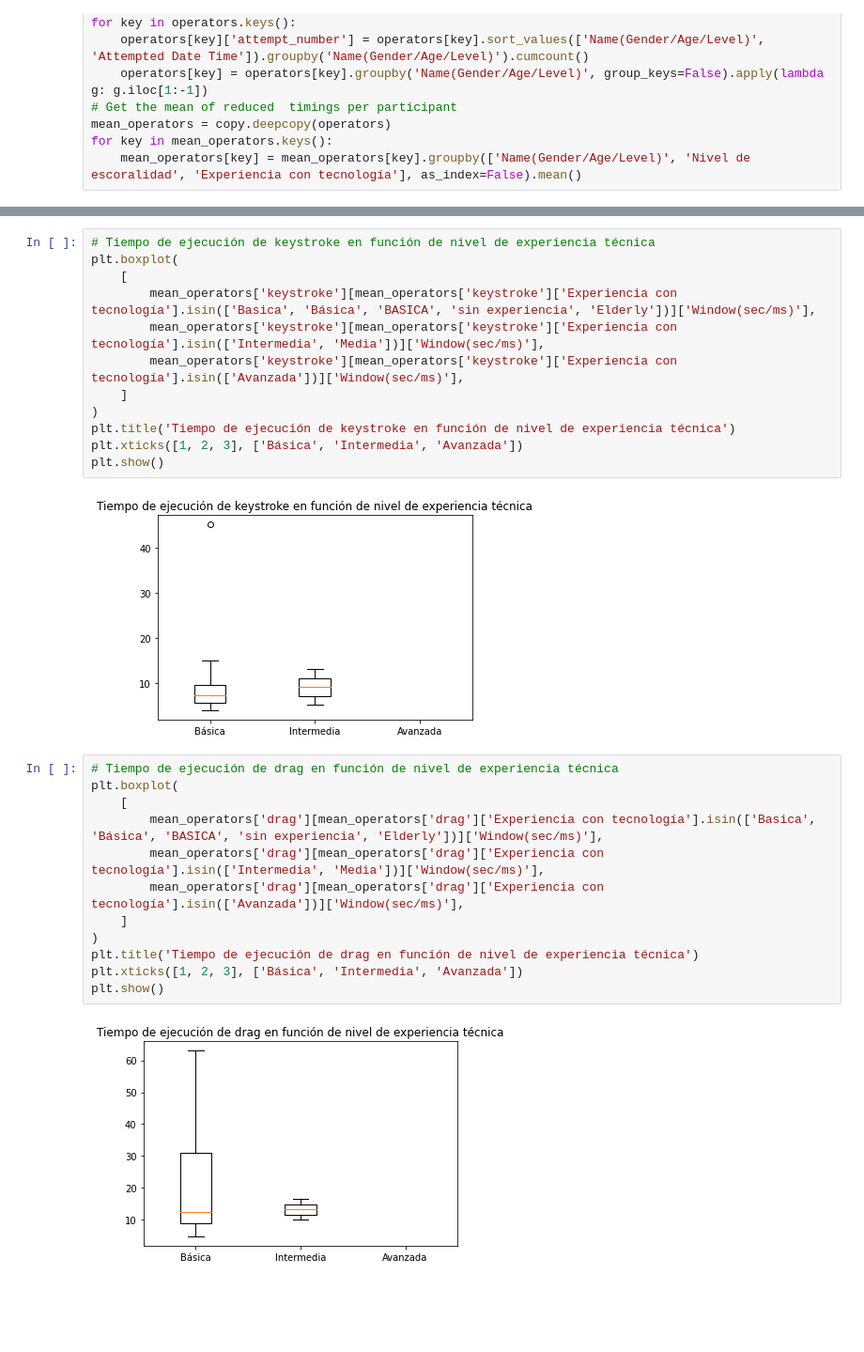
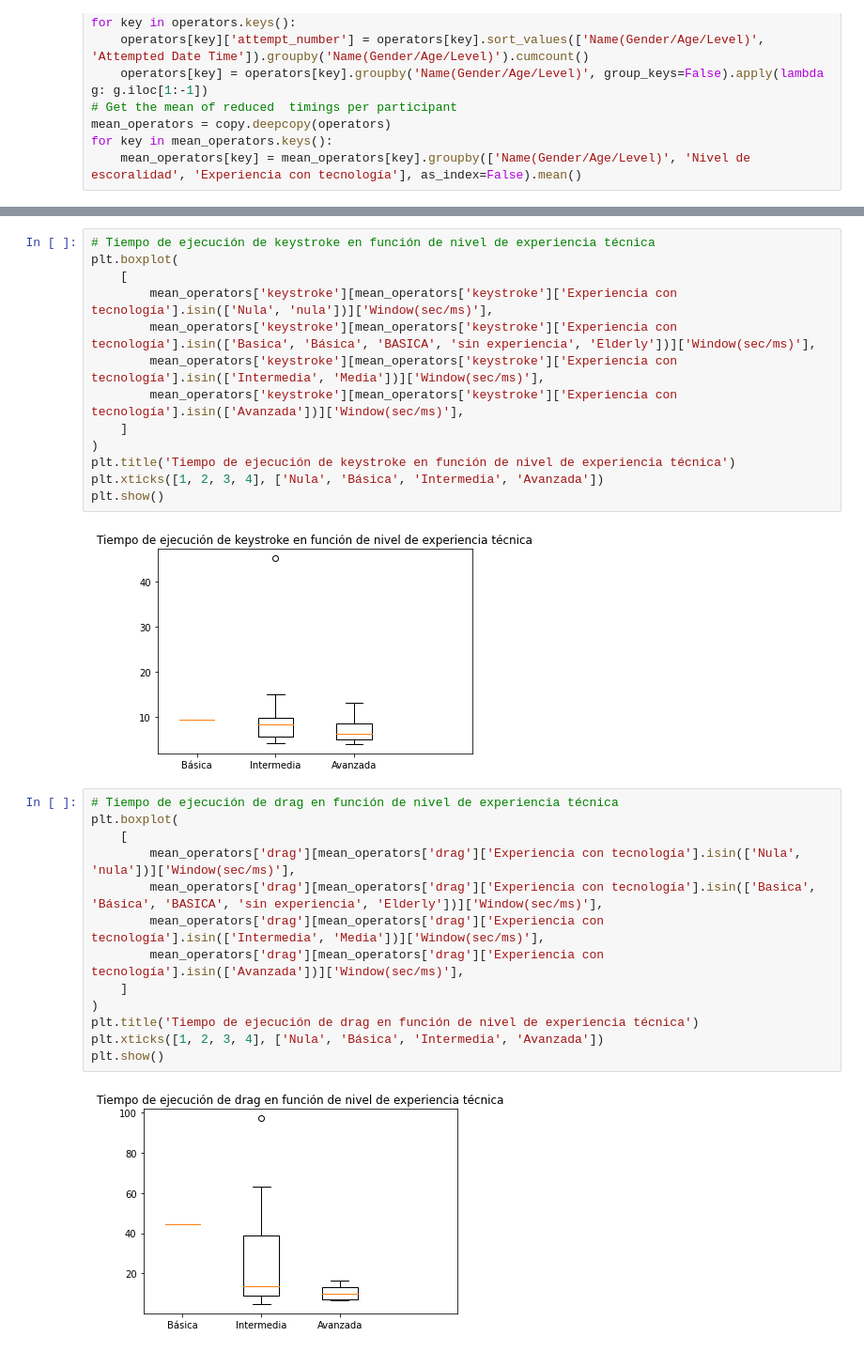
Before and after one commit to alex-gallegos/operators-notebook, a Jupyter notebook: operators.ipynb, the cells around one changed output, grey strips where cells are left out. Shown: that part at 94% size. Saved outputs shown, nothing was run; the diff lists cells and outputs as text; blank space fills up the shorter version.

```diff
--- a/operators.ipynb
+++ b/operators.ipynb
@@ -102,30 +105,32 @@ plt.show()
 # Tiempo de ejecución de keystroke en función de nivel de experiencia técnica
 plt.boxplot(
     [
+        mean_operators['keystroke'][mean_operators['keystroke']['Experiencia con tecnología'].isin(['Nula', 'nula'])]['Window(sec/ms)'],
         mean_operators['keystroke'][mean_operators['keystroke']['Experiencia con tecnología'].isin(['Basica', 'Básica', 'BASICA', 'sin experiencia', 'Elderly'])]['Window(sec/ms)'],
         mean_operators['keystroke'][mean_operators['keystroke']['Experiencia con tecnología'].isin(['Intermedia', 'Media'])]['Window(sec/ms)'],
         mean_operators['keystroke'][mean_operators['keystroke']['Experiencia con tecnología'].isin(['Avanzada'])]['Window(sec/ms)'],
     ]
 )
 plt.title('Tiempo de ejecución de keystroke en función de nivel de experiencia técnica')
-plt.xticks([1, 2, 3], ['Básica', 'Intermedia', 'Avanzada'])
+plt.xticks([1, 2, 3, 4], ['Nula', 'Básica', 'Intermedia', 'Avanzada'])
 plt.show()
 # %% [output]
-[figure, old version]
+[figure, new version]
 # %%
 # Tiempo de ejecución de drag en función de nivel de experiencia técnica
 plt.boxplot(
     [
+        mean_operators['drag'][mean_operators['drag']['Experiencia con tecnología'].isin(['Nula', 'nula'])]['Window(sec/ms)'],
         mean_operators['drag'][mean_operators['drag']['Experiencia con tecnología'].isin(['Basica', 'Básica', 'BASICA', 'sin experiencia', 'Elderly'])]['Window(sec/ms)'],
         mean_operators['drag'][mean_operators['drag']['Experiencia con tecnología'].isin(['Intermedia', 'Media'])]['Window(sec/ms)'],
         mean_operators['drag'][mean_operators['drag']['Experiencia con tecnología'].isin(['Avanzada'])]['Window(sec/ms)'],
     ]
 )
 plt.title('Tiempo de ejecución de drag en función de nivel de experiencia técnica')
-plt.xticks([1, 2, 3], ['Básica', 'Intermedia', 'Avanzada'])
+plt.xticks([1, 2, 3, 4], ['Nula', 'Básica', 'Intermedia', 'Avanzada'])
 plt.show()
 # %% [output]
-[figure, old version]
+[figure, new version]
 # %%
 # Tiempo de ejecución de drag en función de nivel de experiencia técnica
 plt.boxplot(
```
Also changed, not shown: parts of 10 cells of this notebook, 3 other files.
